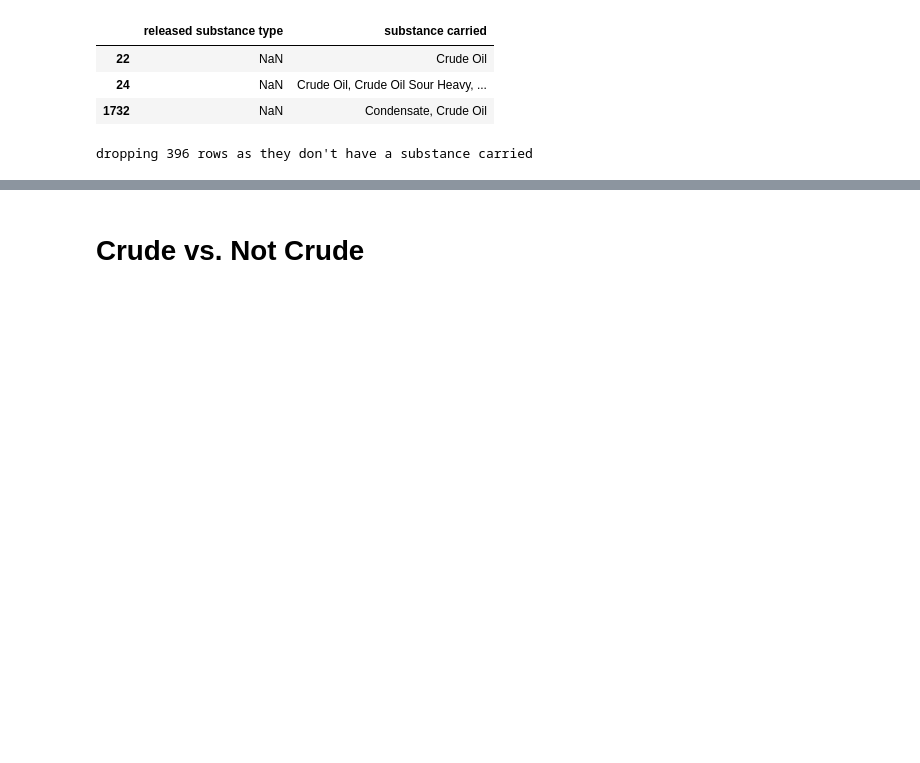
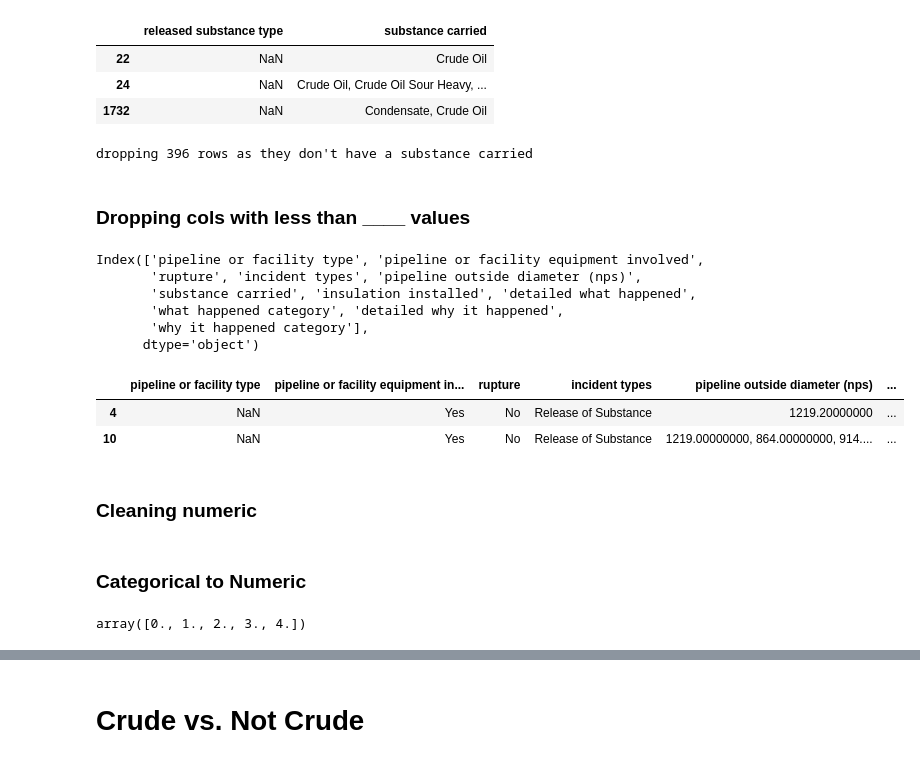
Before and after one commit to cameronmackinnon/crude_oil_accidents, a Jupyter notebook: src/dataset_A.ipynb, the cells around one changed output, grey strips where cells are left out. Cells and saved outputs as stored; diff of their text form; code cells hidden in the pictures; blank space fills up the shorter version.

Commit message:
cleaning analysis on dataset A

```diff
--- a/src/dataset_A.ipynb
+++ b/src/dataset_A.ipynb
@@ -140,7 +138,10 @@ CAD_data_cleaned = CAD_data_raw.copy()
 # %% [markdown]
 ### Data Dictionary
 # %%
-# looked at data dictionary for columns that could be relevant to substance / pipeline specifications / cause of incident
+# make deep copy for cleaned df
+CAD_data_cleaned = CAD_data_raw.copy()
+
+# looked at data dictionary for columns that could be relevant to inherent properties of substance / pipeline specifications / cause of incident
 # want to analyze this subset for trends/correlations
 ## data dict and data don't line up so needed to manually change some; labelled with "## different"
 subset_columns = [
@@ -185,18 +186,5 @@ subset_columns = [
 
 # Taking the subset
 CAD_data_cleaned = CAD_data_cleaned[subset_columns]
-
-# only going to take first of pipeline outside diameter values
-CAD_data_cleaned['pipeline outside diameter (nps)'] = CAD_data_cleaned['pipeline outside diameter (nps)'].str.split(',').str[0].astype(float).fillna(0)
-
-# fill empty length values with 0
-CAD_data_cleaned['pipeline length (km)'] = CAD_data_cleaned['pipeline length (km)'].astype(float).fillna(0)
-
-# removing inches and keeping in mm
-CAD_data_cleaned['design wall thickness (mm)'] = CAD_data_cleaned['design wall thickness (mm)'].str.split(' mm').str[0].astype(float).fillna(0)
-
-## 3 substance-based columns - if they're all empty/NA then we'll drop the rows as these don't really help us
-## EDIT: "substance" and "released substance type" are identical cols so removed substance
-CAD_data_cleaned = CAD_data_cleaned.loc[~((CAD_data_cleaned['substance carried'].isna()) & (CAD_data_cleaned['released substance type'].isna()))]
 # %% [markdown]
 ### Substance carried / released substance
@@ -291,11 +283,30 @@ print("dropping {} rows as they don't have a substance carried".format(len(CAD_d
 CAD_data_cleaned = CAD_data_cleaned.loc[CAD_data_cleaned['substance carried'].isna()==False]
 # %% [output]
 dropping 396 rows as they don't have a substance carried
+# %% [markdown]
+### Dropping cols with less than ____ values
 # %%
-# # drop columns that have more than x percentage of na's
-# # can play around with this value to see how it affects results
-# threshold = 0.5
-# CAD_data_cleaned = CAD_data_cleaned.loc[:, CAD_data_cleaned.isnull().mean() < 0.5]
+## WANT to work with attributes that have decent data, therefore going to:
+# drop columns that have more than x percentage of na's
+# can play around with this value to see how it affects results
+threshold = 0.5
+CAD_data_cleaned = CAD_data_cleaned.loc[:, CAD_data_cleaned.isnull().mean() < 0.5]
 
-# #categorical_cols = CAD_data_cleaned.select_dtypes(include=['object']).columns
-# #categorical_cols
+# remaining categorical cols
+categorical_cols = CAD_data_cleaned.select_dtypes(include=['object']).columns
+categorical_cols
+# %% [output]
+Index(['pipeline or facility type', 'pipeline or facility equipment involved',
+       'rupture', 'incident types', 'pipeline outside diameter (nps)',
+       'substance carried', 'insulation installed', 'detailed what happened',
+       'what happened category', 'detailed why it happened',
+       'why it happened category'],
+      dtype='object')
+# %%
+CAD_data_cleaned.head(2)
+# %% [output]
+|  | pipeline or facility type | pipeline or facility equipment in... | rupture | incident types | pipeline outside diameter (nps) | ... |
+| 4 | NaN | Yes | No | Release of Substance | 1219.20000000 | ... |
+| 10 | NaN | Yes | No | Release of Substance | 1219.00000000, 864.00000000, 914.... | ... |
+# %% [markdown]
+### Cleaning numeric
@@ -301,0 +321,9 @@ dropping 396 rows as they don't have a substance carried
+# %% [markdown]
+### Categorical to Numeric
+# %%
+## Before exploring the data, want to convert any string-based/categorical columns to binary or numeric
+pipeline_map = {'Transmission': 1, 'Processing':2, 'Distribution':3, 'Gathering':4}
+CAD_data_cleaned['pipeline or facility type'] = CAD_data_cleaned['pipeline or facility type'].map(pipeline_map).fillna(0)
+CAD_data_cleaned['pipeline or facility type'].unique()
+# %% [output]
+array([0., 1., 2., 3., 4.])
```
Also changed, not shown: parts of 32 cells of this notebook, 4 other files.
